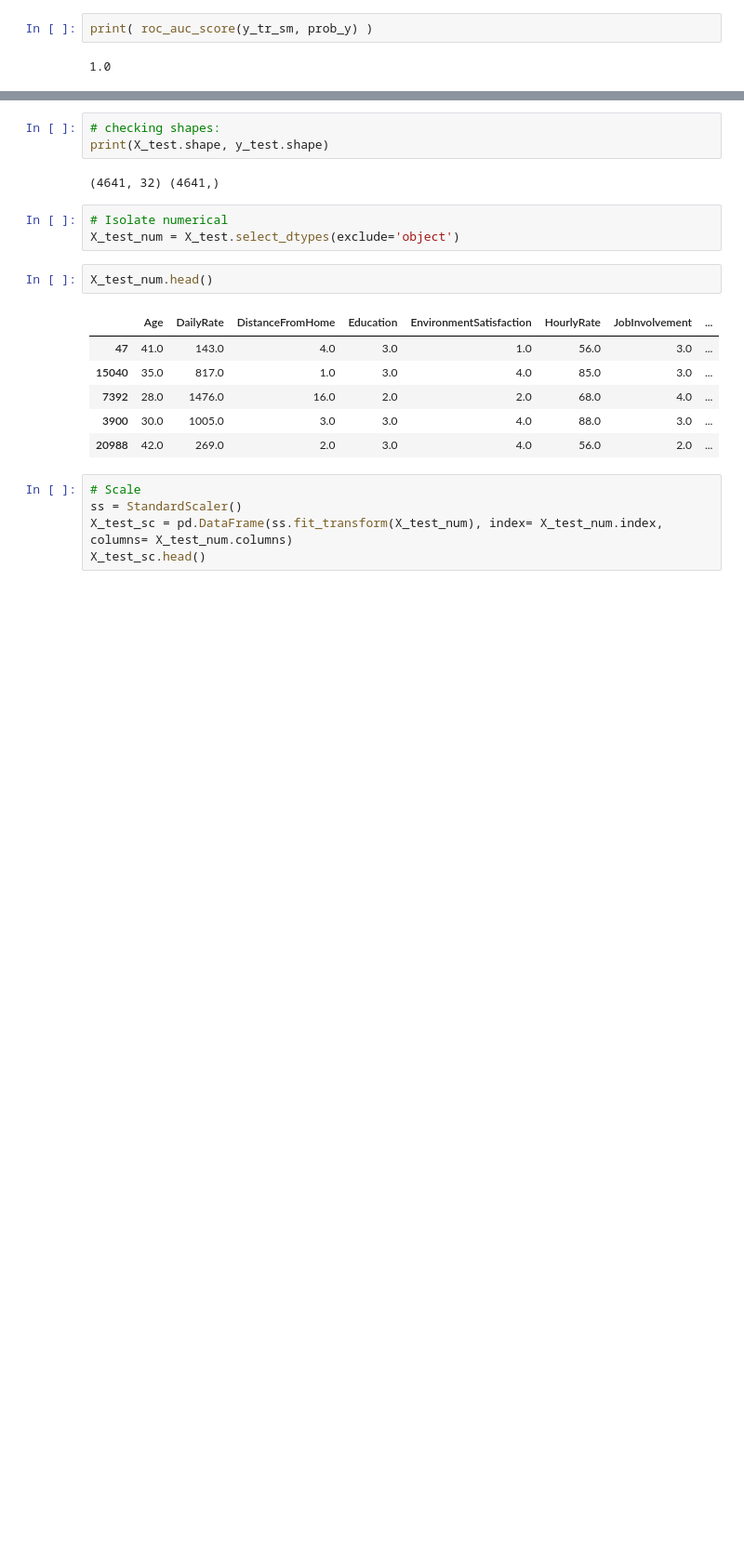
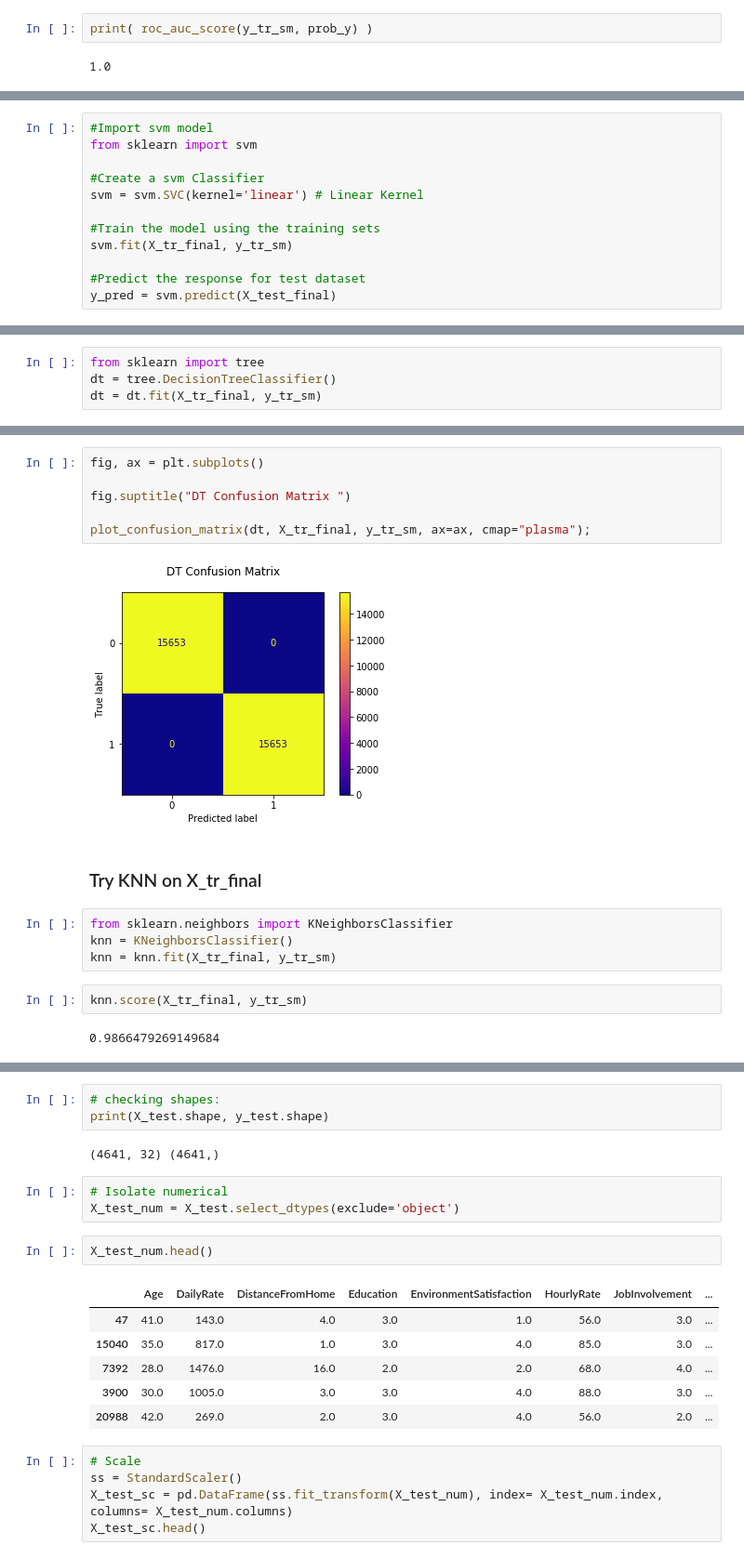
Before and after one commit to Jaccomando/Predicting-Employee-Attrition, a Jupyter notebook: notebooks/EDA.ipynb, the cells around one changed output, grey strips where cells are left out. Shown: that part at 93% size. Drawn from its saved outputs; the diff is of its cells as text; blank space fills up the shorter version.

```diff
--- a/notebooks/EDA.ipynb
+++ b/notebooks/EDA.ipynb
@@ -304,0 +410,12 @@ plot_feature_importances(rfm)
+# %%
+#Import svm model
+from sklearn import svm
+
+#Create a svm Classifier
+svm = svm.SVC(kernel='linear') # Linear Kernel
+
+#Train the model using the training sets
+svm.fit(X_tr_final, y_tr_sm)
+
+#Predict the response for test dataset
+y_pred = svm.predict(X_test_final)
@@ -304,0 +432,4 @@ plot_feature_importances(rfm)
+# %%
+from sklearn import tree
+dt = tree.DecisionTreeClassifier()
+dt = dt.fit(X_tr_final, y_tr_sm)
@@ -304,0 +458,18 @@ plot_feature_importances(rfm)
+# %%
+fig, ax = plt.subplots()
+
+fig.suptitle("DT Confusion Matrix ")
+
+plot_confusion_matrix(dt, X_tr_final, y_tr_sm, ax=ax, cmap="plasma");
+# %% [output]
+[figure, added]
+# %% [markdown]
+### Try KNN on X_tr_final
+# %%
+from sklearn.neighbors import KNeighborsClassifier
+knn = KNeighborsClassifier()
+knn = knn.fit(X_tr_final, y_tr_sm)
+# %%
+knn.score(X_tr_final, y_tr_sm)
+# %% [output]
+0.9866479269149684
```
Also changed, not shown: parts of 49 cells of this notebook.
